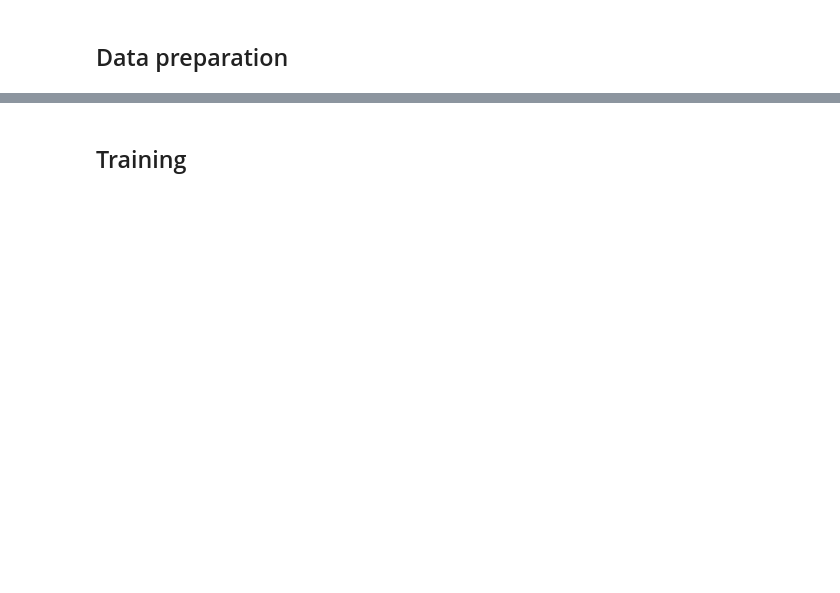
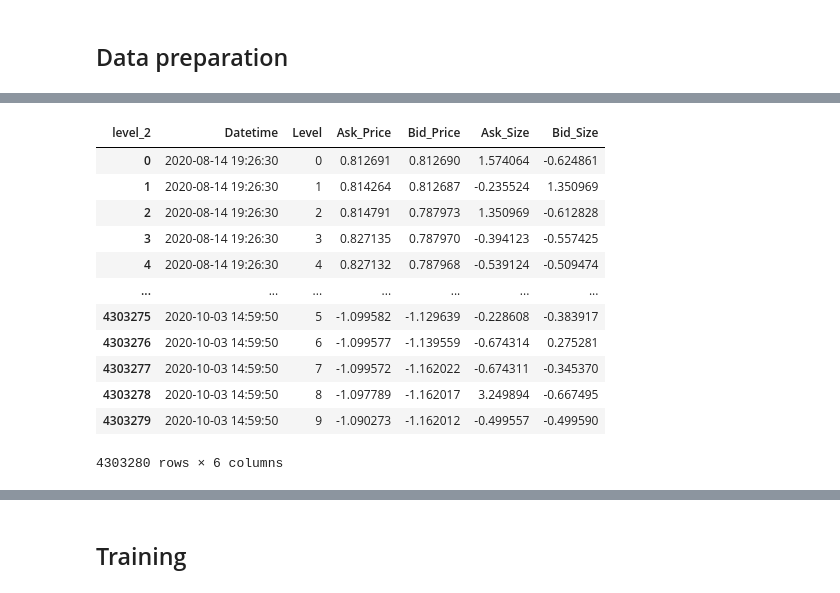
Before and after one commit to ociredef92/RL_Trader, a Jupyter notebook: Training_Workflow.ipynb, the cells around one changed output, grey strips where cells are left out. Drawn from its saved outputs; the diff is of its cells as text; code cells hidden in the pictures; blank space fills up the shorter version.

```diff
--- a/Training_Workflow.ipynb
+++ b/Training_Workflow.ipynb
@@ -106,3 +157,19 @@ display(test_dyn_df.describe()) # check test data overview
+# %%
+test_dyn_df
+# %% [output]
+| level_2 | Datetime | Level | Ask_Price | Bid_Price | Ask_Size | Bid_Size |
+| 0 | 2020-08-14 19:26:30 | 0 | 0.812691 | 0.812690 | 1.574064 | -0.624861 |
+| 1 | 2020-08-14 19:26:30 | 1 | 0.814264 | 0.812687 | -0.235524 | 1.350969 |
+| 2 | 2020-08-14 19:26:30 | 2 | 0.814791 | 0.787973 | 1.350969 | -0.612828 |
+| 3 | 2020-08-14 19:26:30 | 3 | 0.827135 | 0.787970 | -0.394123 | -0.557425 |
+| 4 | 2020-08-14 19:26:30 | 4 | 0.827132 | 0.787968 | -0.539124 | -0.509474 |
+| ... | ... | ... | ... | ... | ... | ... |
+| 4303275 | 2020-10-03 14:59:50 | 5 | -1.099582 | -1.129639 | -0.228608 | -0.383917 |
+| 4303276 | 2020-10-03 14:59:50 | 6 | -1.099577 | -1.139559 | -0.674314 | 0.275281 |
+| 4303277 | 2020-10-03 14:59:50 | 7 | -1.099572 | -1.162022 | -0.674311 | -0.345370 |
+| 4303278 | 2020-10-03 14:59:50 | 8 | -1.097789 | -1.162017 | 3.249894 | -0.667495 |
+| 4303279 | 2020-10-03 14:59:50 | 9 | -1.090273 | -1.162012 | -0.499557 | -0.499590 |
+4303280 rows × 6 columns
 # %%
 # 1 reshape to a format suitable for training
 # 2 get mid px from normalized data
```
Also changed, not shown: parts of 12 cells of this notebook, 3 other files.
